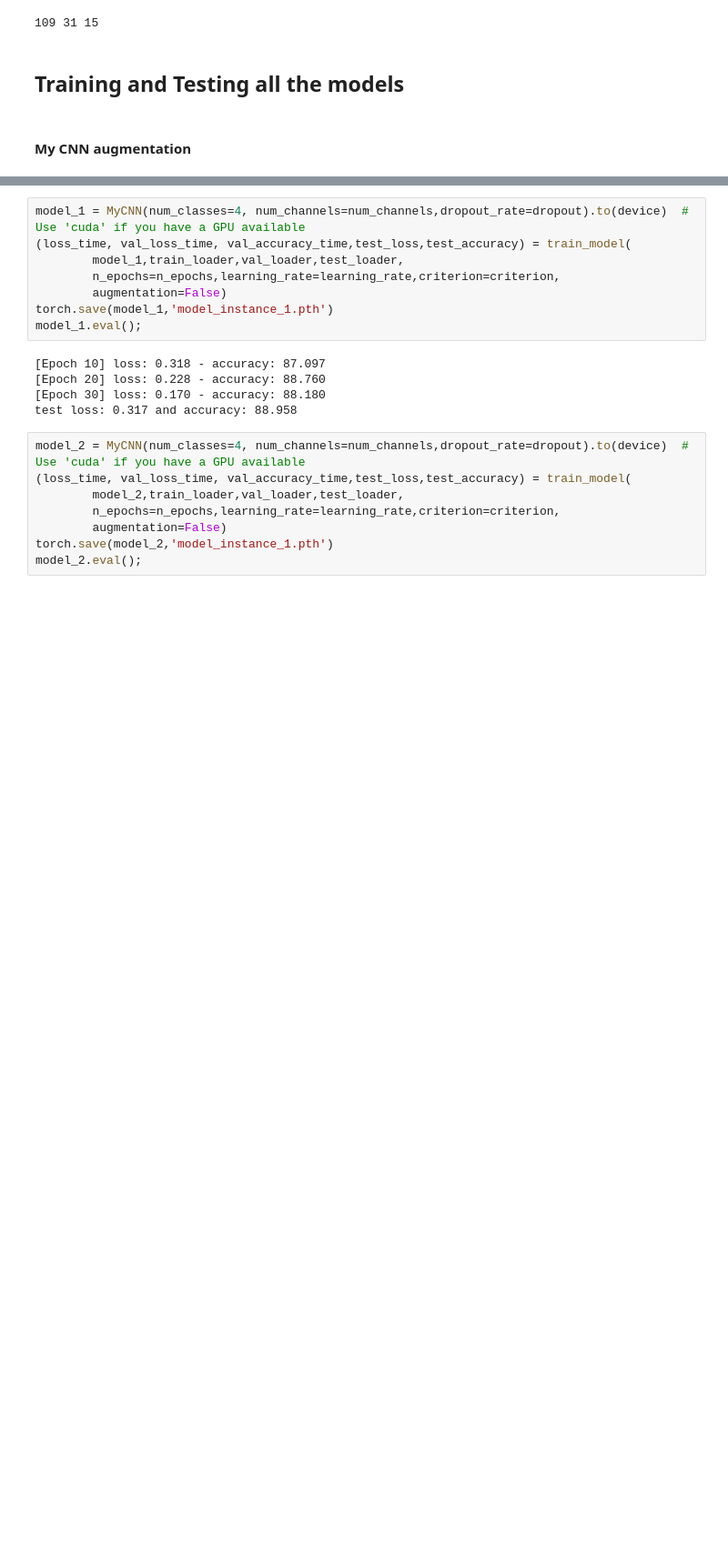
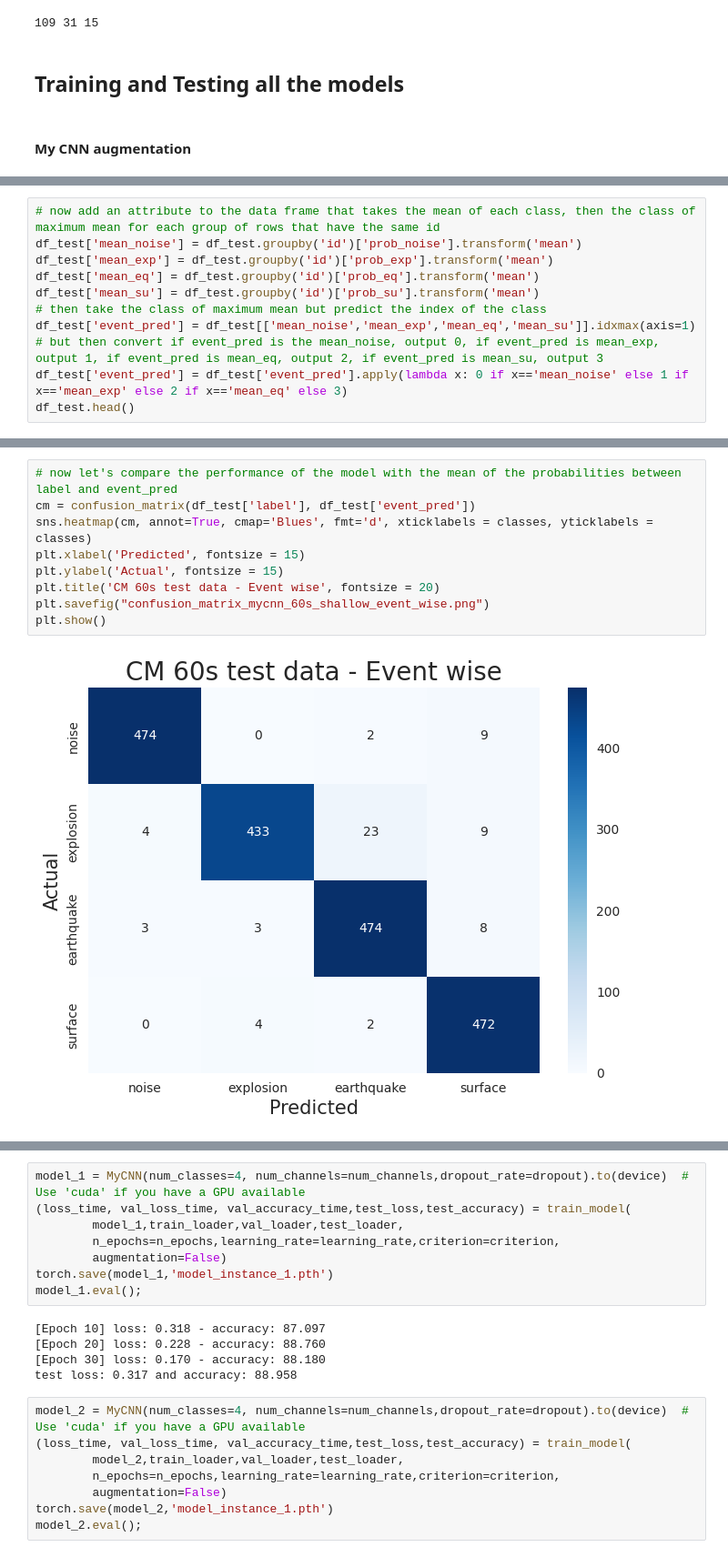
Before and after one commit to Akashkharita/PNW_Seismic_Event_Classification, a Jupyter notebook: deep_learning/Train_ensemble_CNN_models_60s.ipynb, the cells around one changed output, grey strips where cells are left out. Shown at 91% size. Cells and saved outputs as stored; diff of their text form; blank space fills up the shorter version.

Commit message:
adding the event-wise results

```diff
--- a/deep_learning/Train_ensemble_CNN_models_60s.ipynb
+++ b/deep_learning/Train_ensemble_CNN_models_60s.ipynb
@@ -760,0 +798,11 @@ with torch.no_grad(): # Context-manager that disabled gradient calculation.
+# %%
+# now add an attribute to the data frame that takes the mean of each class, then the class of maximum mean for each group of rows that have the same id
+df_test['mean_noise'] = df_test.groupby('id')['prob_noise'].transform('mean')
+df_test['mean_exp'] = df_test.groupby('id')['prob_exp'].transform('mean')
+df_test['mean_eq'] = df_test.groupby('id')['prob_eq'].transform('mean')
+df_test['mean_su'] = df_test.groupby('id')['prob_su'].transform('mean')
+# then take the class of maximum mean but predict the index of the class
+df_test['event_pred'] = df_test[['mean_noise','mean_exp','mean_eq','mean_su']].idxmax(axis=1)
+# but then convert if event_pred is the mean_noise, output 0, if event_pred is mean_exp, output 1, if event_pred is mean_eq, output 2, if event_pred is mean_su, output 3
+df_test['event_pred'] = df_test['event_pred'].apply(lambda x: 0 if x=='mean_noise' else 1 if x=='mean_exp' else 2 if x=='mean_eq' else 3)
+df_test.head()
@@ -760,0 +816,11 @@ with torch.no_grad(): # Context-manager that disabled gradient calculation.
+# %%
+# now let's compare the performance of the model with the mean of the probabilities between label and event_pred
+cm = confusion_matrix(df_test['label'], df_test['event_pred'])
+sns.heatmap(cm, annot=True, cmap='Blues', fmt='d', xticklabels = classes, yticklabels = classes)
+plt.xlabel('Predicted', fontsize = 15)
+plt.ylabel('Actual', fontsize = 15)
+plt.title('CM 60s test data - Event wise', fontsize = 20)
+plt.savefig("confusion_matrix_mycnn_60s_shallow_event_wise.png")
+plt.show()
+# %% [output]
+[figure, added]
```
Also changed, not shown: parts of 39 cells of this notebook, 9 other files.
